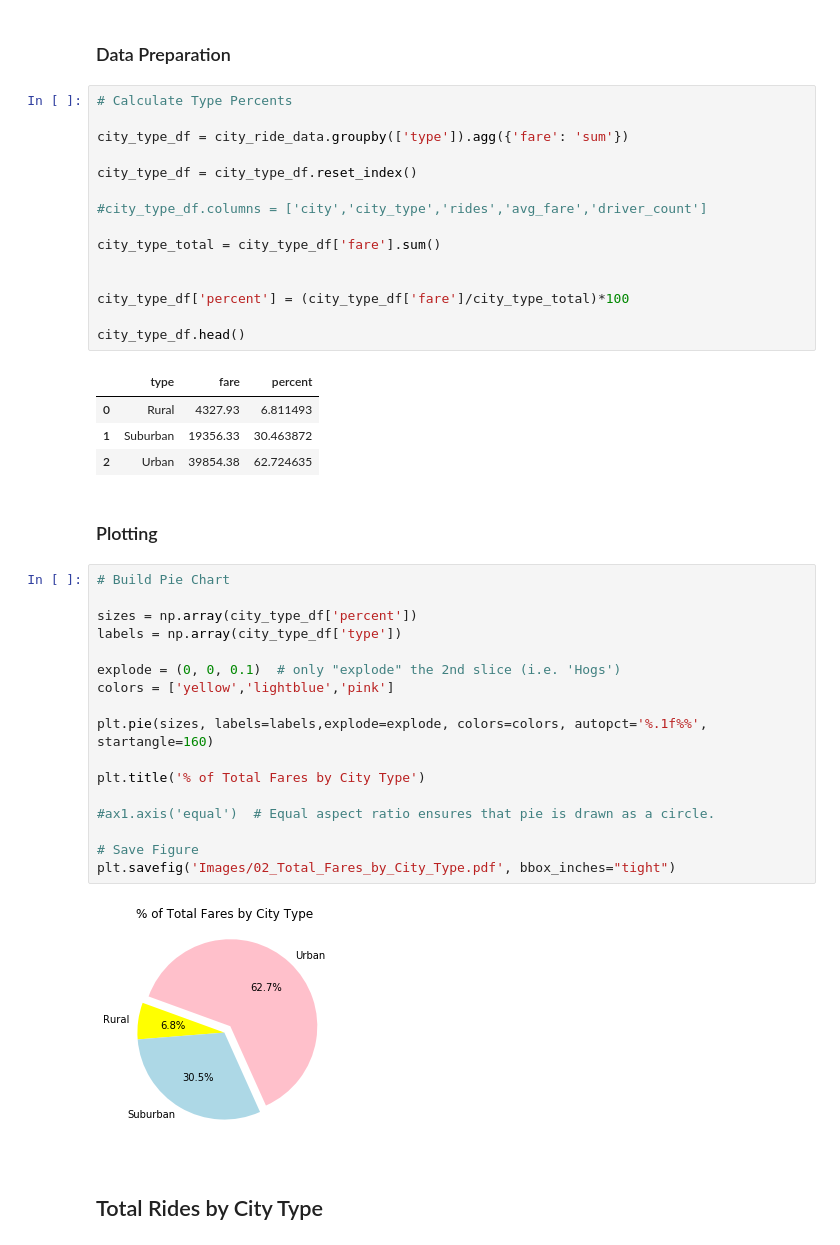
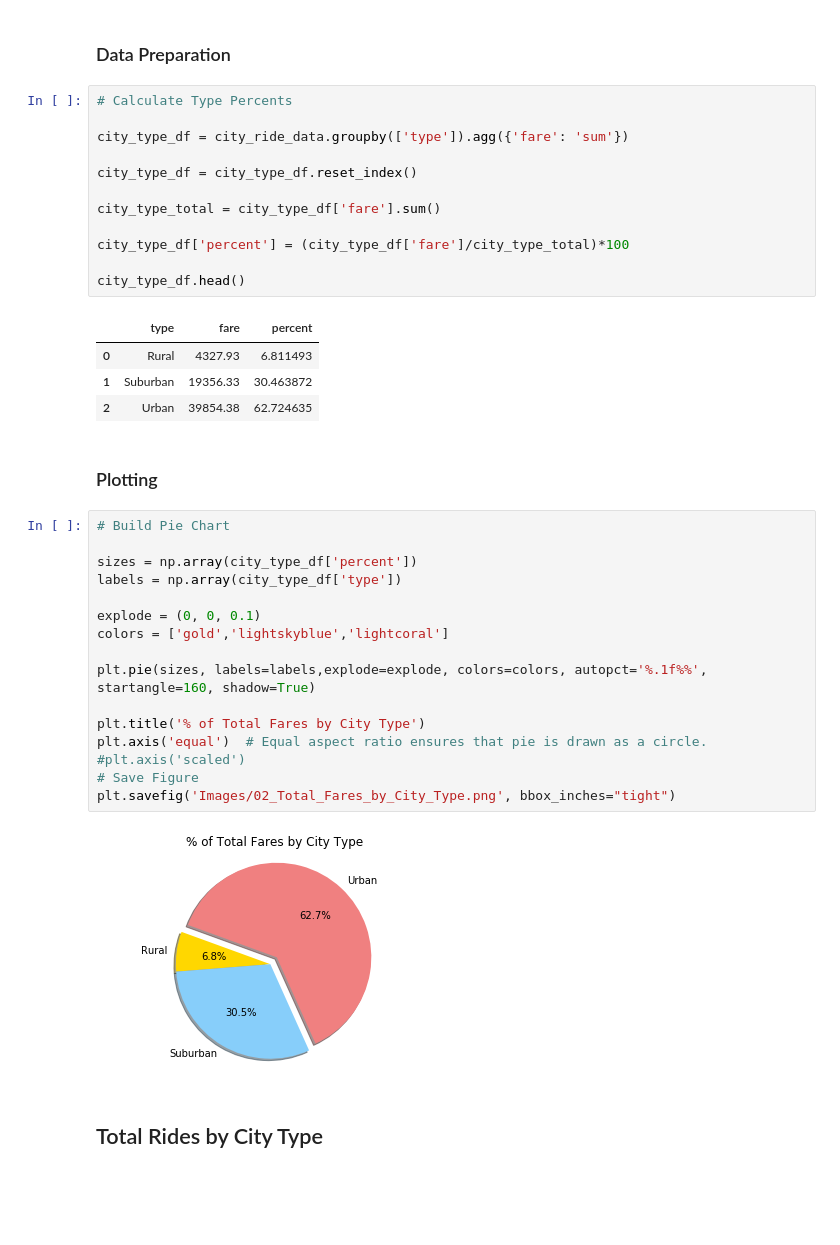
Before and after one commit to MBouchaqour/taxi-app-data-analysis, a Jupyter notebook: pyber.ipynb, the cells around one changed output. Cells and saved outputs as stored; diff of their text form; blank space fills up the shorter version.

```diff
--- a/pyber.ipynb
+++ b/pyber.ipynb
@@ -94,10 +95,7 @@ city_type_df = city_ride_data.groupby(['type']).agg({'fare': 'sum'})
 
 city_type_df = city_type_df.reset_index()
 
-#city_type_df.columns = ['city','city_type','rides','avg_fare','driver_count']
-
 city_type_total = city_type_df['fare'].sum()
-
 
 city_type_df['percent'] = (city_type_df['fare']/city_type_total)*100
 
@@ -112,22 +110,21 @@ city_type_df.head()
 # %%
 # Build Pie Chart
 
 sizes = np.array(city_type_df['percent'])
 labels = np.array(city_type_df['type'])
 
-explode = (0, 0, 0.1)  # only "explode" the 2nd slice (i.e. 'Hogs')
-colors = ['yellow','lightblue','pink']
+explode = (0, 0, 0.1)
+colors = ['gold','lightskyblue','lightcoral']
 
-plt.pie(sizes, labels=labels,explode=explode, colors=colors, autopct='%.1f%%', startangle=160)
+plt.pie(sizes, labels=labels,explode=explode, colors=colors, autopct='%.1f%%', startangle=160, shadow=True)
 
 plt.title('% of Total Fares by City Type')
-
-#ax1.axis('equal')  # Equal aspect ratio ensures that pie is drawn as a circle.
-
+plt.axis('equal')  # Equal aspect ratio ensures that pie is drawn as a circle.
+#plt.axis('scaled')
 # Save Figure
-plt.savefig('Images/02_Total_Fares_by_City_Type.pdf', bbox_inches="tight")
+plt.savefig('Images/02_Total_Fares_by_City_Type.png', bbox_inches="tight")
 # %% [output]
-[figure, old version]
+[figure, new version]
 # %% [markdown]
 ## Total Rides by City Type
 # %% [markdown]
```
Also changed, not shown: parts of 7 cells of this notebook, 10 other files.
